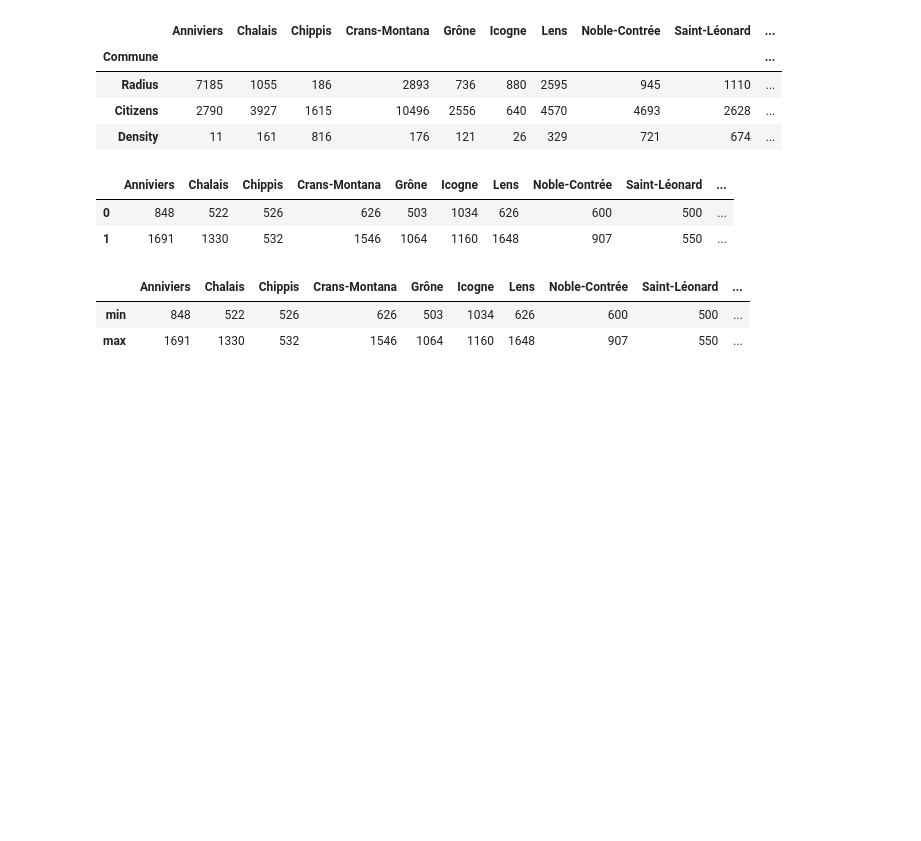
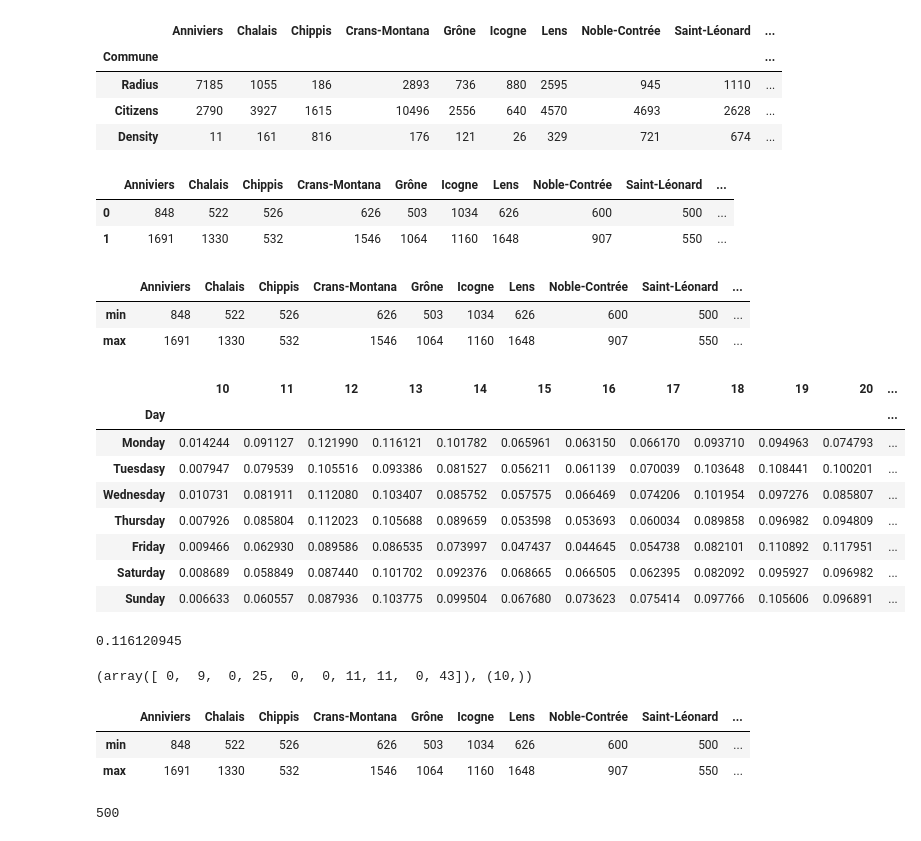
Before and after one commit to Ildsjel-EPFL/Sierre-District-Food-Drone-Delivery, a Jupyter notebook: data/data_tests.ipynb, the cells around one changed output. Saved outputs shown, nothing was run; the diff lists cells and outputs as text; code cells hidden in the pictures; blank space fills up the shorter version.

```diff
--- a/data/distances.ipynb
+++ b/data/data_tests.ipynb
@@ -145,3 +145,45 @@ df
 | max | 1691 | 1330 | 532 | 1546 | 1064 | 1160 | 1648 | 907 | 550 | ... |
 # %%
 df.to_excel("altitudes.xlsx")
+# %%
+import pandas as pd
+
+df = pd.read_csv("hourly_share_of_daily_demand.csv", index_col=0)
+df
+# %% [output]
+|  | 10 | 11 | 12 | 13 | 14 | 15 | 16 | 17 | 18 | 19 | 20 | ... |
+| Day |  |  |  |  |  |  |  |  |  |  |  | ... |
+| Monday | 0.014244 | 0.091127 | 0.121990 | 0.116121 | 0.101782 | 0.065961 | 0.063150 | 0.066170 | 0.093710 | 0.094963 | 0.074793 | ... |
+| Tuesdasy | 0.007947 | 0.079539 | 0.105516 | 0.093386 | 0.081527 | 0.056211 | 0.061139 | 0.070039 | 0.103648 | 0.108441 | 0.100201 | ... |
+| Wednesday | 0.010731 | 0.081911 | 0.112080 | 0.103407 | 0.085752 | 0.057575 | 0.066469 | 0.074206 | 0.101954 | 0.097276 | 0.085807 | ... |
+| Thursday | 0.007926 | 0.085804 | 0.112023 | 0.105688 | 0.089659 | 0.053598 | 0.053693 | 0.060034 | 0.089858 | 0.096982 | 0.094809 | ... |
+| Friday | 0.009466 | 0.062930 | 0.089586 | 0.086535 | 0.073997 | 0.047437 | 0.044645 | 0.054738 | 0.082101 | 0.110892 | 0.117951 | ... |
+| Saturday | 0.008689 | 0.058849 | 0.087440 | 0.101702 | 0.092376 | 0.068665 | 0.066505 | 0.062395 | 0.082092 | 0.095927 | 0.096982 | ... |
+| Sunday | 0.006633 | 0.060557 | 0.087936 | 0.103775 | 0.099504 | 0.067680 | 0.073623 | 0.075414 | 0.097766 | 0.105606 | 0.096891 | ... |
+# %%
+df.loc["Monday"]["13"]
+# %% [output]
+0.116120945
+# %%
+import numpy as np
+commune_info_df = pd.read_csv("weekly_daily_demand.csv", index_col=0)
+hourly_share_of_daily_demand = df.loc["Tueasd"]["13"]
+demand_per_commune = commune_info_df.loc[:, "demand_"+"Monday"].to_numpy()*commune_info_df.loc[:, "weekly_fast_food_demand"].to_numpy()/commune_info_df.loc[:, "weekly_demand"].to_numpy()
+hourly_demand = hourly_share_of_daily_demand * demand_per_commune
+threshold_fct = np.vectorize(lambda x: x if x >= 7 else 0)
+hourly_demand = threshold_fct(hourly_demand)
+hourly_demand, hourly_demand.shape
+# %% [output]
+(array([ 0,  9,  0, 25,  0,  0, 11, 11,  0, 43]), (10,))
+# %%
+import pandas as pd
+altitudes = pd.read_excel("altitudes.xlsx", index_col=0)
+altitudes
+# %% [output]
+|  | Anniviers | Chalais | Chippis | Crans-Montana | Grône | Icogne | Lens | Noble-Contrée | Saint-Léonard | ... |
+| min | 848 | 522 | 526 | 626 | 503 | 1034 | 626 | 600 | 500 | ... |
+| max | 1691 | 1330 | 532 | 1546 | 1064 | 1160 | 1648 | 907 | 550 | ... |
+# %%
+altitudes.loc["min", "Sierre"]
+# %% [output]
+500
```
Also changed, not shown: 17 other files.
